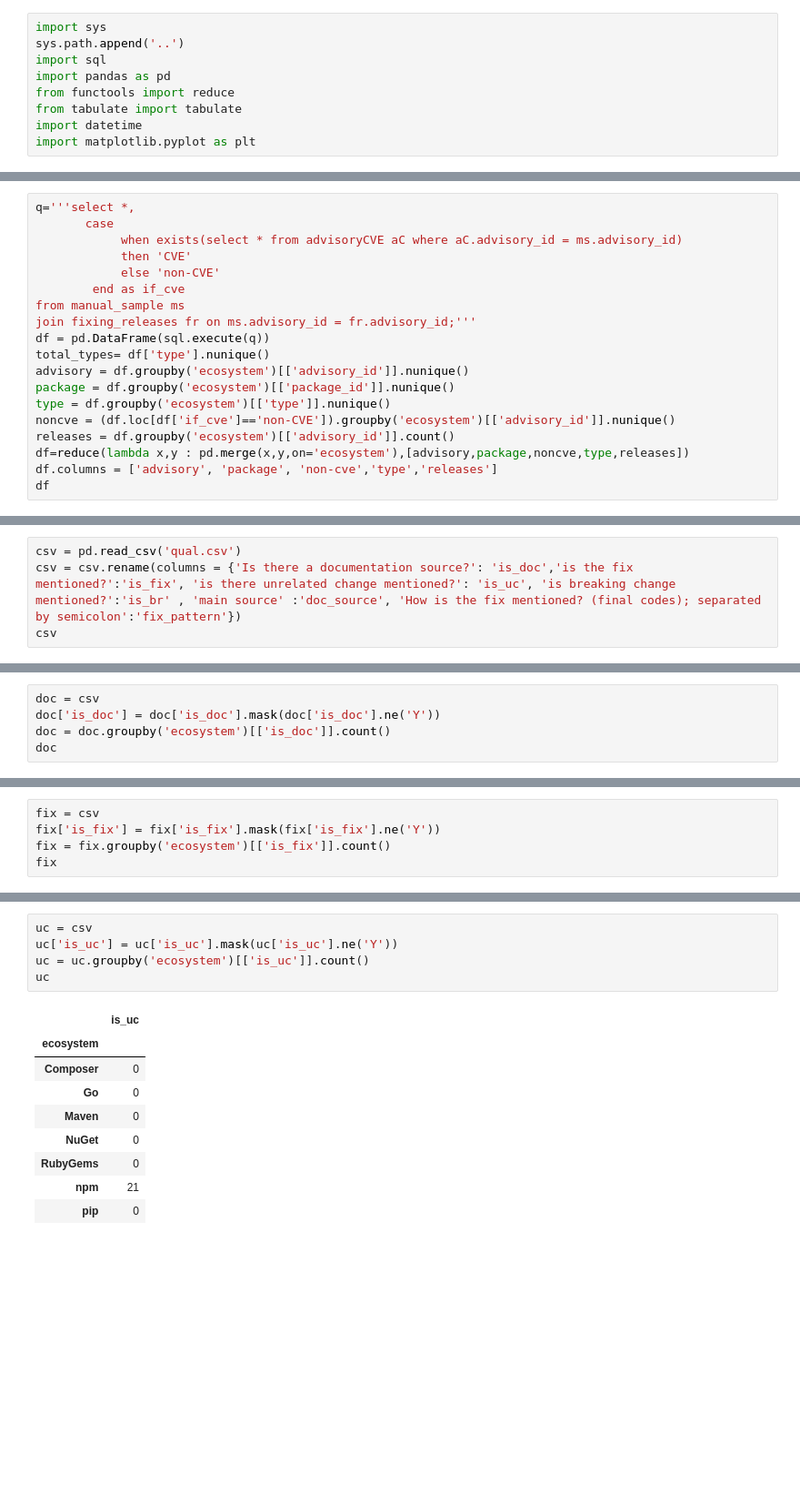
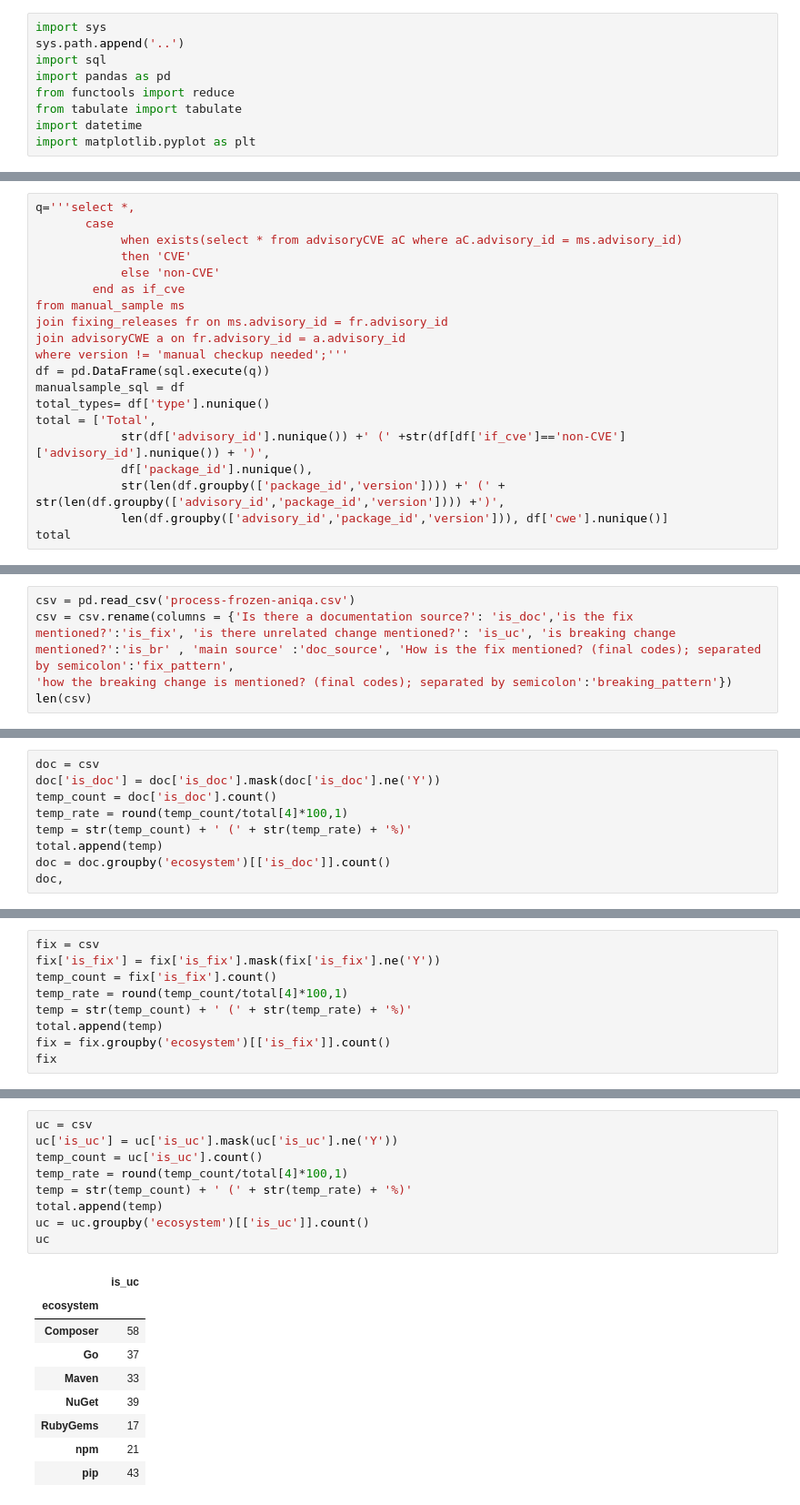
Before and after one commit to nasifimtiazohi/advisory-lifecycle, a Jupyter notebook: data_explore/rq3.ipynb, the cells around one changed output, grey strips where cells are left out. Shown at 91% size. Drawn from its saved outputs; the diff is of its cells as text; blank space fills up the shorter version.

```diff
--- a/data_explore/rq3.ipynb
+++ b/data_explore/rq3.ipynb
@@ -102,15 +46,16 @@ q='''select *,
             else 'non-CVE'
         end as if_cve
 from manual_sample ms
-join fixing_releases fr on ms.advisory_id = fr.advisory_id;'''
+join fixing_releases fr on ms.advisory_id = fr.advisory_id
+join advisoryCWE a on fr.advisory_id = a.advisory_id
+where version != 'manual checkup needed';'''
 df = pd.DataFrame(sql.execute(q))
+manualsample_sql = df
 total_types= df['type'].nunique()
-advisory = df.groupby('ecosystem')[['advisory_id']].nunique()
-package = df.groupby('ecosystem')[['package_id']].nunique()
-type = df.groupby('ecosystem')[['type']].nunique()
-noncve = (df.loc[df['if_cve']=='non-CVE']).groupby('ecosystem')[['advisory_id']].nunique()
-releases = df.groupby('ecosystem')[['advisory_id']].count()
-df=reduce(lambda x,y : pd.merge(x,y,on='ecosystem'),[advisory,package,noncve,type,releases])
-df.columns = ['advisory', 'package', 'non-cve','type','releases']
-df
+total = ['Total',
+            str(df['advisory_id'].nunique()) +' (' +str(df[df['if_cve']=='non-CVE']['advisory_id'].nunique()) + ')',
+            df['package_id'].nunique(),
+            str(len(df.groupby(['package_id','version']))) +' (' + str(len(df.groupby(['advisory_id','package_id','version']))) +')',
+            len(df.groupby(['advisory_id','package_id','version'])), df['cwe'].nunique()]
+total
 # %% [output]
@@ -234,7 +135,8 @@ print(tabulate(df, tablefmt='latex', headers='keys',showindex=False))
 \hline
 \end{tabular}
 # %%
-csv = pd.read_csv('qual.csv')
-csv = csv.rename(columns = {'Is there a documentation source?': 'is_doc','is the fix mentioned?':'is_fix', 'is there unrelated change mentioned?': 'is_uc', 'is breaking change mentioned?':'is_br' , 'main source' :'doc_source', 'How is the fix mentioned? (final codes); separated by semicolon':'fix_pattern'})
-csv
+csv = pd.read_csv('process-frozen-aniqa.csv')
+csv = csv.rename(columns = {'Is there a documentation source?': 'is_doc','is the fix mentioned?':'is_fix', 'is there unrelated change mentioned?': 'is_uc', 'is breaking change mentioned?':'is_br' , 'main source' :'doc_source', 'How is the fix mentioned? (final codes); separated by semicolon':'fix_pattern',
+'how the breaking change is mentioned? (final codes); separated by semicolon':'breaking_pattern'})
+len(csv)
 # %% [output]
@@ -254,6 +146,10 @@ csv
 # %%
 doc = csv
 doc['is_doc'] = doc['is_doc'].mask(doc['is_doc'].ne('Y'))
+temp_count = doc['is_doc'].count()
+temp_rate = round(temp_count/total[4]*100,1)
+temp = str(temp_count) + ' (' + str(temp_rate) + '%)'
+total.append(temp)
 doc = doc.groupby('ecosystem')[['is_doc']].count()
-doc
+doc,
 # %% [output]
@@ -269,6 +165,10 @@ doc
 # %%
 fix = csv
 fix['is_fix'] = fix['is_fix'].mask(fix['is_fix'].ne('Y'))
+temp_count = fix['is_fix'].count()
+temp_rate = round(temp_count/total[4]*100,1)
+temp = str(temp_count) + ' (' + str(temp_rate) + '%)'
+total.append(temp)
 fix = fix.groupby('ecosystem')[['is_fix']].count()
 fix
 # %% [output]
@@ -284,18 +184,22 @@ fix
 # %%
 uc = csv
 uc['is_uc'] = uc['is_uc'].mask(uc['is_uc'].ne('Y'))
+temp_count = uc['is_uc'].count()
+temp_rate = round(temp_count/total[4]*100,1)
+temp = str(temp_count) + ' (' + str(temp_rate) + '%)'
+total.append(temp)
 uc = uc.groupby('ecosystem')[['is_uc']].count()
 uc
 # %% [output]
 |  | is_uc |
 | ecosystem |  |
-| Composer | 0 |
-| Go | 0 |
-| Maven | 0 |
-| NuGet | 0 |
-| RubyGems | 0 |
+| Composer | 58 |
+| Go | 37 |
+| Maven | 33 |
+| NuGet | 39 |
+| RubyGems | 17 |
 | npm | 21 |
-| pip | 0 |
+| pip | 43 |
 # %%
 br = csv
 br['is_br'] = br['is_br'].mask(br['is_br'].ne('Y'))
```
Also changed, not shown: parts of 25 cells of this notebook, 8 other files.
